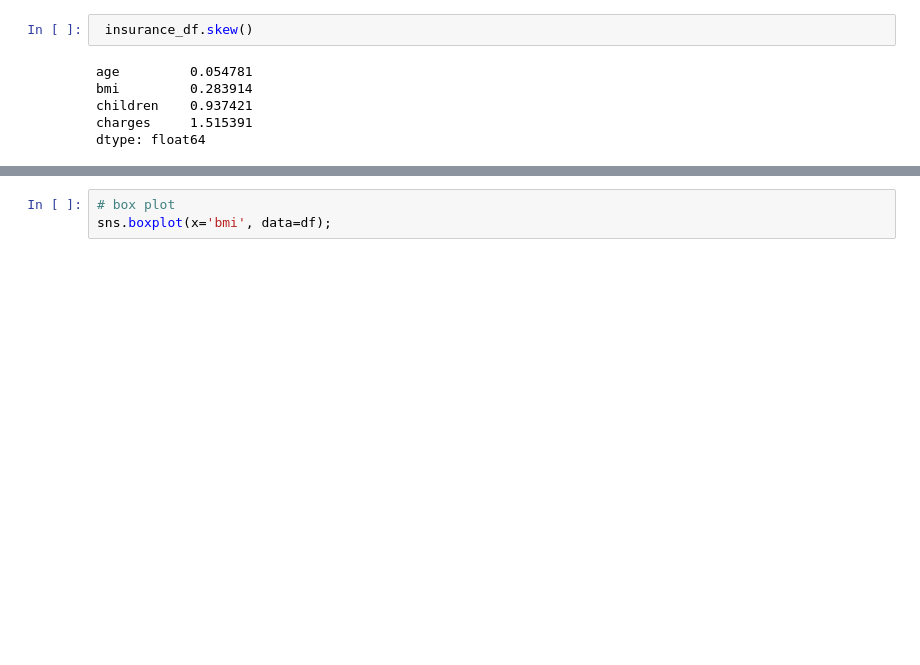
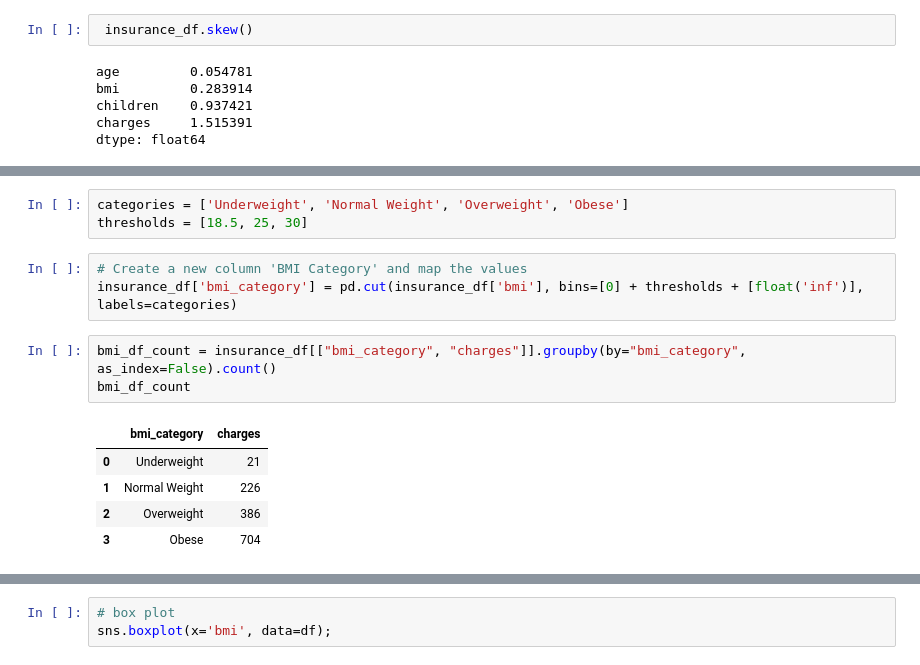
Before and after one commit to BuhariS/insurance_claim_prediction, a Jupyter notebook: insurance_claim.ipynb, the cells around one changed output, grey strips where cells are left out. Cells and saved outputs as stored; diff of their text form; blank space fills up the shorter version.

```diff
--- a/insurance_claim.ipynb
+++ b/insurance_claim.ipynb
@@ -318,0 +340,15 @@ df[list_numerical_feat].plot(kind='density', subplots=True, layout=(3, 2), share
+# %%
+categories = ['Underweight', 'Normal Weight', 'Overweight', 'Obese']
+thresholds = [18.5, 25, 30]
+# %%
+# Create a new column 'BMI Category' and map the values
+insurance_df['bmi_category'] = pd.cut(insurance_df['bmi'], bins=[0] + thresholds + [float('inf')], labels=categories)
+# %%
+bmi_df_count = insurance_df[["bmi_category", "charges"]].groupby(by="bmi_category", as_index=False).count()
+bmi_df_count
+# %% [output]
+|  | bmi_category | charges |
+| 0 | Underweight | 21 |
+| 1 | Normal Weight | 226 |
+| 2 | Overweight | 386 |
+| 3 | Obese | 704 |
```
Also changed, not shown: parts of 15 cells of this notebook.
